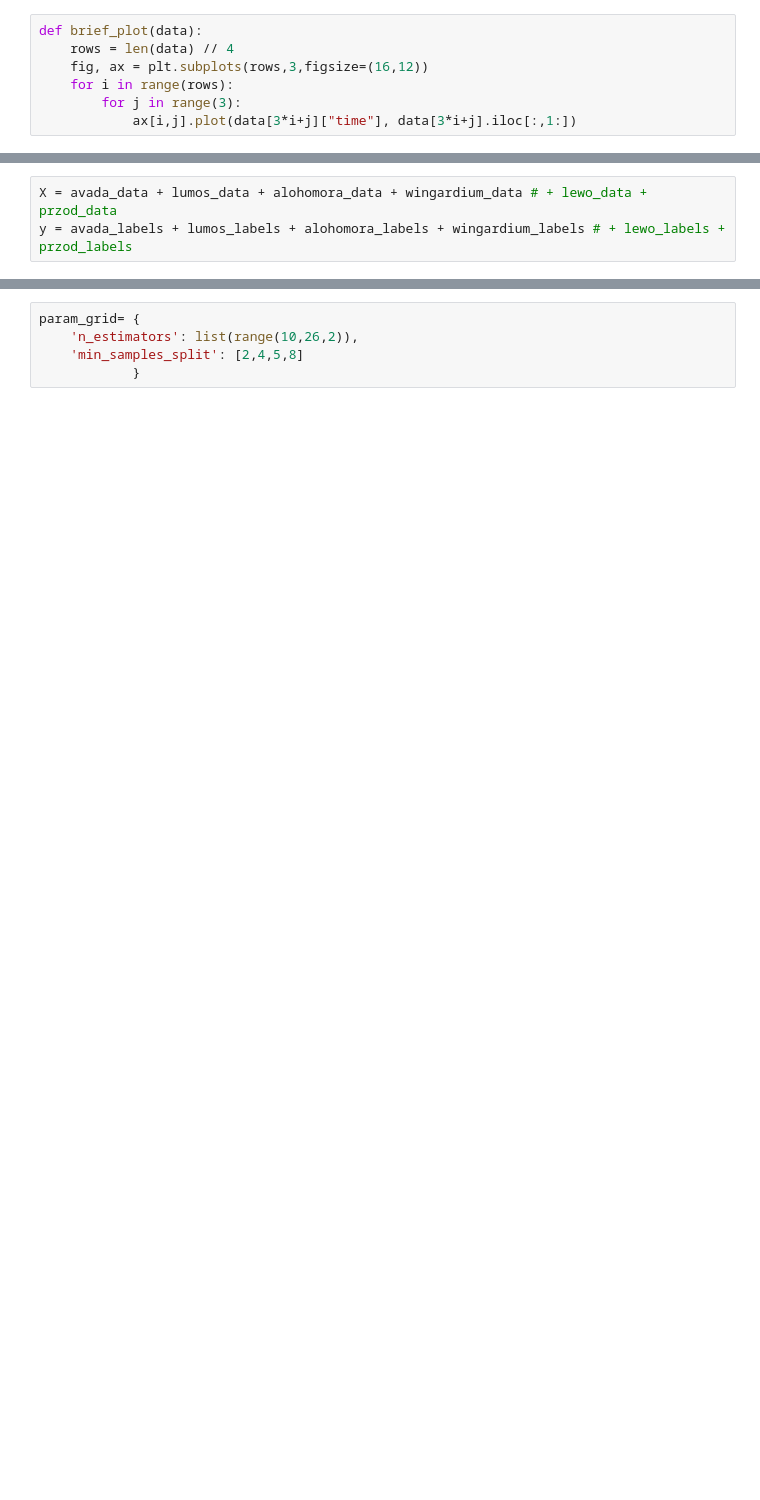
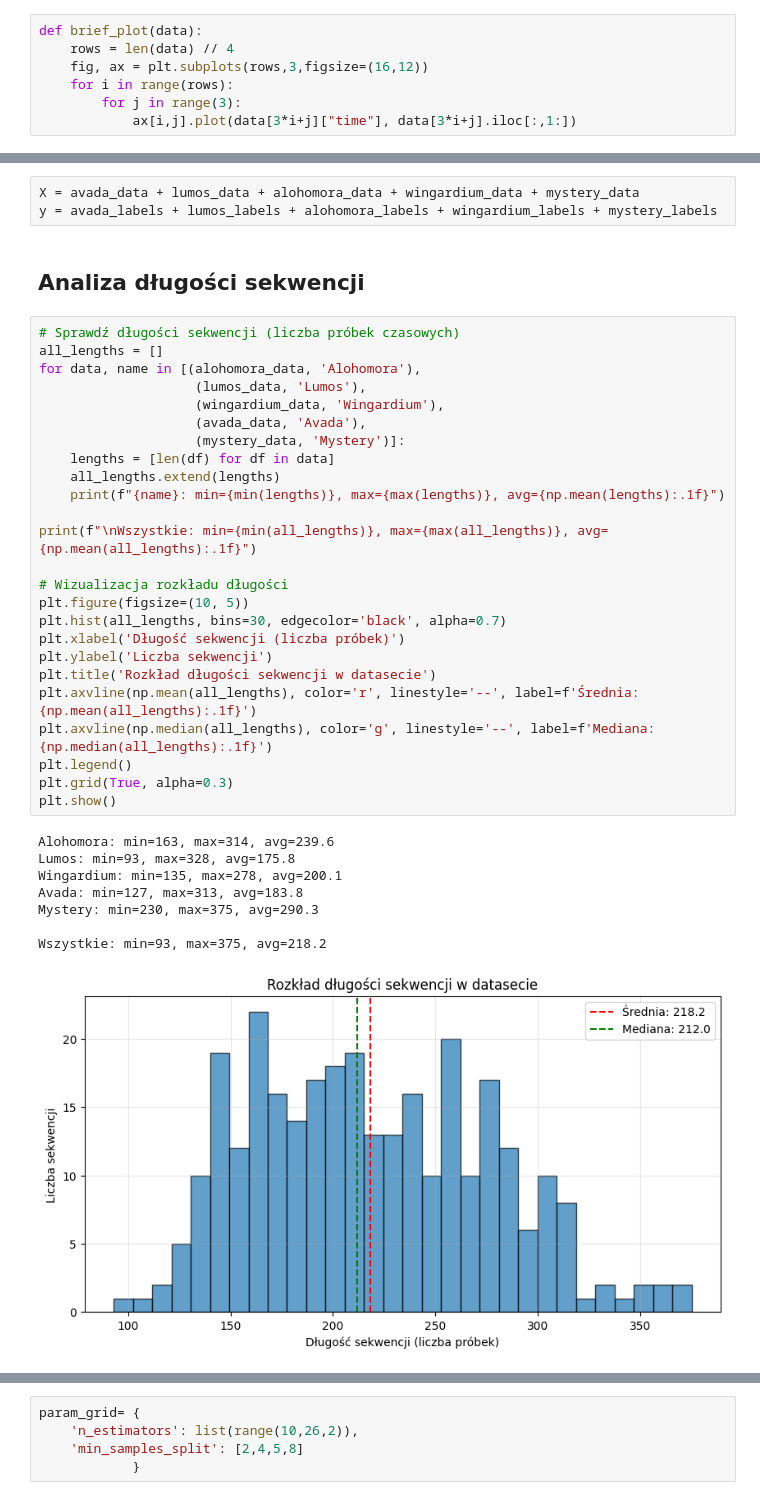
Before and after one commit to Olsonikk/MagicWand, a Jupyter notebook: ML.ipynb, the cells around one changed output, grey strips where cells are left out. Cells and saved outputs as stored; diff of their text form; blank space fills up the shorter version.

```diff
--- a/ML.ipynb
+++ b/ML.ipynb
@@ -45,3 +54,39 @@ brief_plot(avada_data)
 # %%
-X = avada_data + lumos_data + alohomora_data + wingardium_data # + lewo_data + przod_data
-y = avada_labels + lumos_labels + alohomora_labels + wingardium_labels # + lewo_labels + przod_labels
+X = avada_data + lumos_data + alohomora_data + wingardium_data + mystery_data
+y = avada_labels + lumos_labels + alohomora_labels + wingardium_labels + mystery_labels
+# %% [markdown]
+## Analiza długości sekwencji
+# %%
+# Sprawdź długości sekwencji (liczba próbek czasowych)
+all_lengths = []
+for data, name in [(alohomora_data, 'Alohomora'),
+                    (lumos_data, 'Lumos'),
+                    (wingardium_data, 'Wingardium'),
+                    (avada_data, 'Avada'),
+                    (mystery_data, 'Mystery')]:
+    lengths = [len(df) for df in data]
+    all_lengths.extend(lengths)
+    print(f"{name}: min={min(lengths)}, max={max(lengths)}, avg={np.mean(lengths):.1f}")
+
+print(f"\nWszystkie: min={min(all_lengths)}, max={max(all_lengths)}, avg={np.mean(all_lengths):.1f}")
+
+# Wizualizacja rozkładu długości
+plt.figure(figsize=(10, 5))
+plt.hist(all_lengths, bins=30, edgecolor='black', alpha=0.7)
+plt.xlabel('Długość sekwencji (liczba próbek)')
+plt.ylabel('Liczba sekwencji')
+plt.title('Rozkład długości sekwencji w datasecie')
+plt.axvline(np.mean(all_lengths), color='r', linestyle='--', label=f'Średnia: {np.mean(all_lengths):.1f}')
+plt.axvline(np.median(all_lengths), color='g', linestyle='--', label=f'Mediana: {np.median(all_lengths):.1f}')
+plt.legend()
+plt.grid(True, alpha=0.3)
+plt.show()
+# %% [output]
+Alohomora: min=163, max=314, avg=239.6
+Lumos: min=93, max=328, avg=175.8
+Wingardium: min=135, max=278, avg=200.1
+Avada: min=127, max=313, avg=183.8
+Mystery: min=230, max=375, avg=290.3
+
+Wszystkie: min=93, max=375, avg=218.2
+[figure, added]
```
Also changed, not shown: parts of 30 cells of this notebook.
